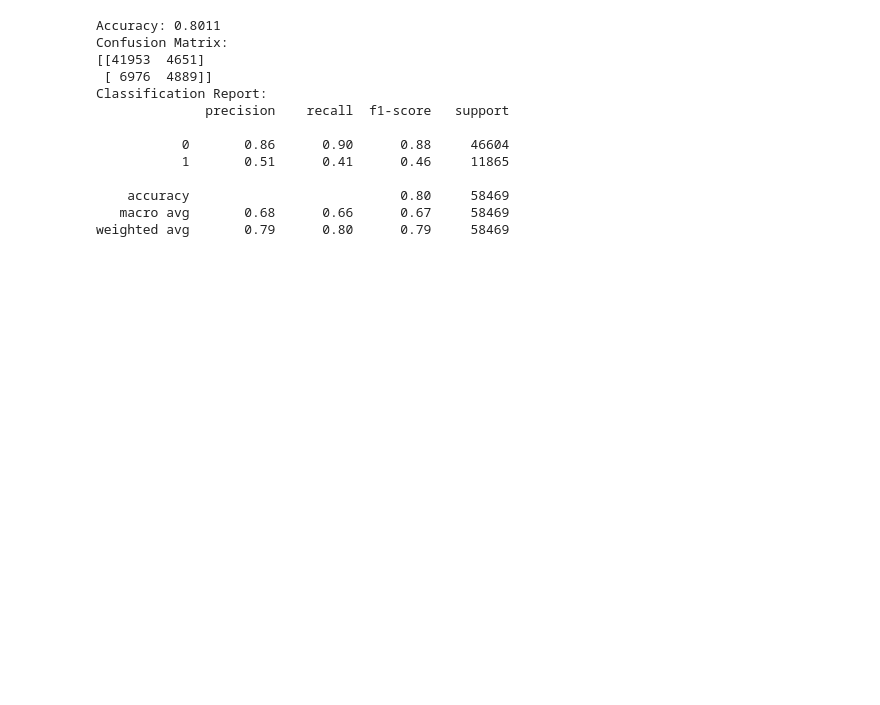
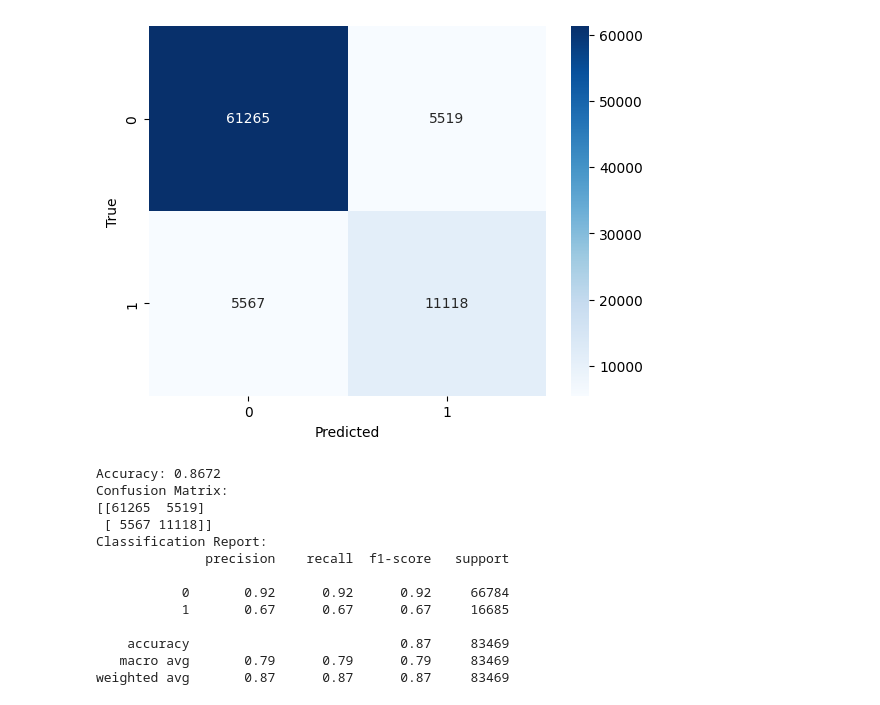
Before and after one commit to mghanem8/ECG-ST-Episode-Detection, a Jupyter notebook: classification.ipynb, the cells around one changed output. Saved outputs shown, nothing was run; the diff lists cells and outputs as text; code cells hidden in the pictures; blank space fills up the shorter version.

```diff
--- a/classification.ipynb
+++ b/classification.ipynb
@@ -1,17 +14,8 @@
 # %%
-import pandas as pd
-from sklearn.ensemble import RandomForestClassifier
-from sklearn.model_selection import GridSearchCV
-from sklearn.svm import SVC
-from sklearn.preprocessing import LabelEncoder
-from sklearn.linear_model import LogisticRegression
-from sklearn.neighbors import KNeighborsClassifier
-from sklearn.metrics import accuracy_score, confusion_matrix, classification_report
-
 label_encoder = LabelEncoder()
 
-train_data = pd.read_csv('new_train_data.csv', index_col=0)
-test_data = pd.read_csv('new_test_data.csv', index_col=0)
+train_data = pd.read_csv('train_data_2.csv', index_col=0)
+test_data = pd.read_csv('test_data_2.csv', index_col=0)
 
 X_train = train_data.drop(columns=['Label'])
 y_train = label_encoder.fit_transform(train_data['Label'])
@@ -149,45 +195,45 @@ print("Classification Report:\n", classification_report(y_true, y_pred, zero_div
 # %%
-import xgboost as xgb
-
 dtrain = xgb.DMatrix(X_train, label=y_train)
 dtest = xgb.DMatrix(X_test, label=y_test)
 
-# Set the parameters for the XGBoost model
 params = {
-    'max_depth': 5,
-    'eta': 0.1,
+    'max_depth': 30,
+    'eta': 0.5,
     'objective': 'binary:logistic',
     'eval_metric': 'logloss',
 }
 
-# Train the XGBoost model
-num_round = 200
+num_round = 1000
 bst = xgb.train(params, dtrain, num_round)
 
-# Make predictions
 y_pred = bst.predict(dtest)
 y_pred = (y_pred > 0.5).astype(int)
 
-# Calculate accuracy
 accuracy = accuracy_score(y_test, y_pred)
+cm = confusion_matrix(y_test, y_pred)
 
-# Print metrics
+sns.heatmap(cm, annot=True, fmt='d', cmap='Blues')
+plt.xlabel('Predicted')
+plt.ylabel('True')
+plt.show()
+
 print(f"Accuracy: {accuracy:.4f}")
 print("Confusion Matrix:")
-print(confusion_matrix(y_test, y_pred))
+print(cm)
 print("Classification Report:")
 print(classification_report(y_test, y_pred))
 # %% [output]
+[figure, added]
-Accuracy: 0.8011
+Accuracy: 0.8672
 Confusion Matrix:
-[[41953  4651]
- [ 6976  4889]]
+[[61265  5519]
+ [ 5567 11118]]
 Classification Report:
               precision    recall  f1-score   support
 
-           0       0.86      0.90      0.88     46604
-           1       0.51      0.41      0.46     11865
+           0       0.92      0.92      0.92     66784
+           1       0.67      0.67      0.67     16685
 
-    accuracy                           0.80     58469
-   macro avg       0.68      0.66      0.67     58469
-weighted avg       0.79      0.80      0.79     58469
+    accuracy                           0.87     83469
+   macro avg       0.79      0.79      0.79     83469
+weighted avg       0.87      0.87      0.87     83469
```
Also changed, not shown: parts of 13 cells of this notebook, 3 other files.
